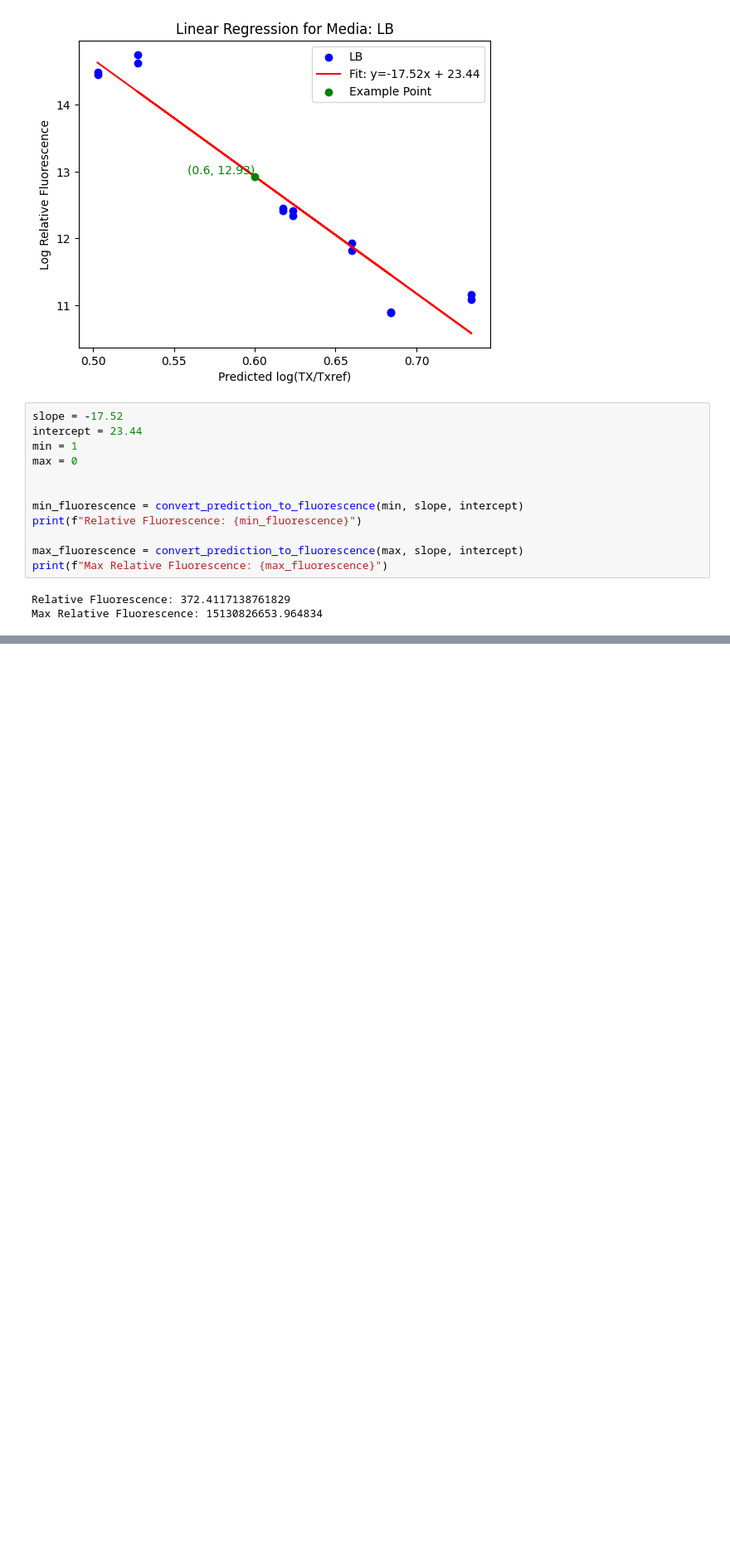
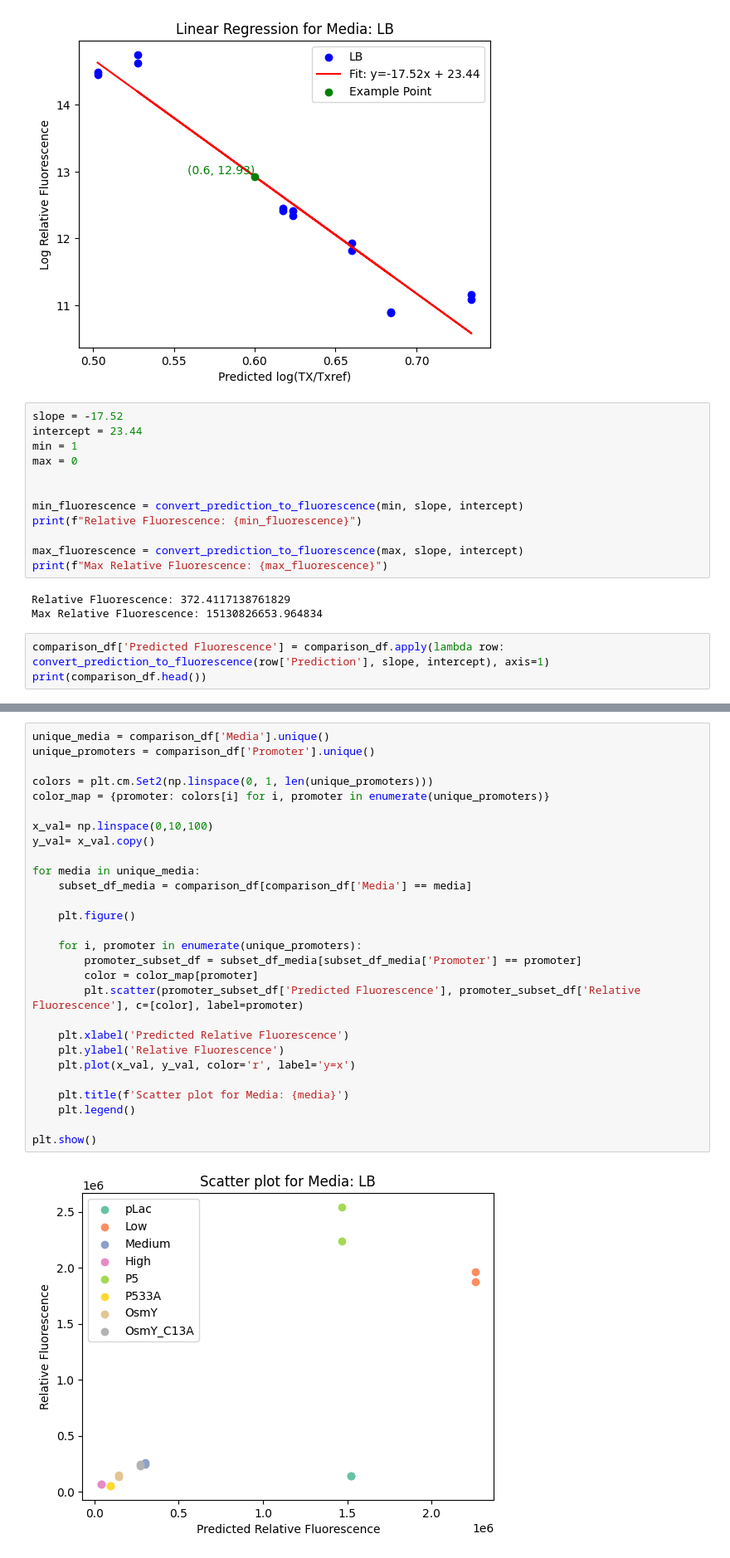
Before and after one commit to Rhys-sg/promoter-sequence-transcription-rates, a Jupyter notebook: v2/Comparisons/RFP/RFP_LaFleur_conversion_5_0.ipynb, the cells around one changed output, grey strips where cells are left out. Shown at 83% size. Drawn from its saved outputs; the diff is of its cells as text; blank space fills up the shorter version.

Commit message:
Added graph to RFP_LaFleur
Just a test

```diff
--- a/v2/Comparisons/RFP/RFP_LaFleur_conversion_5_0.ipynb
+++ b/v2/Comparisons/RFP/RFP_LaFleur_conversion_5_0.ipynb
@@ -379,3 +398,6 @@ print(f"Max Relative Fluorescence: {max_fluorescence}")
 # %% [output]
 Relative Fluorescence: 372.4117138761829
 Max Relative Fluorescence: 15130826653.964834
+# %%
+comparison_df['Predicted Fluorescence'] = comparison_df.apply(lambda row: convert_prediction_to_fluorescence(row['Prediction'], slope, intercept), axis=1)
+print(comparison_df.head())
@@ -381,0 +418,30 @@ Max Relative Fluorescence: 15130826653.964834
+# %%
+unique_media = comparison_df['Media'].unique()
+unique_promoters = comparison_df['Promoter'].unique()
+
+colors = plt.cm.Set2(np.linspace(0, 1, len(unique_promoters)))
+color_map = {promoter: colors[i] for i, promoter in enumerate(unique_promoters)}
+
+x_val= np.linspace(0,10,100)
+y_val= x_val.copy()
+
+for media in unique_media:
+    subset_df_media = comparison_df[comparison_df['Media'] == media]
+
+    plt.figure()
+
+    for i, promoter in enumerate(unique_promoters):
+        promoter_subset_df = subset_df_media[subset_df_media['Promoter'] == promoter]
+        color = color_map[promoter]
+        plt.scatter(promoter_subset_df['Predicted Fluorescence'], promoter_subset_df['Relative Fluorescence'], c=[color], label=promoter)
+
+    plt.xlabel('Predicted Relative Fluorescence')
+    plt.ylabel('Relative Fluorescence')
+    plt.plot(x_val, y_val, color='r', label='y=x')
+
+    plt.title(f'Scatter plot for Media: {media}')
+    plt.legend()
+
+plt.show()
+# %% [output]
+[figure, added]
```
Also changed, not shown: parts of 4 cells of this notebook, 3 other files.
